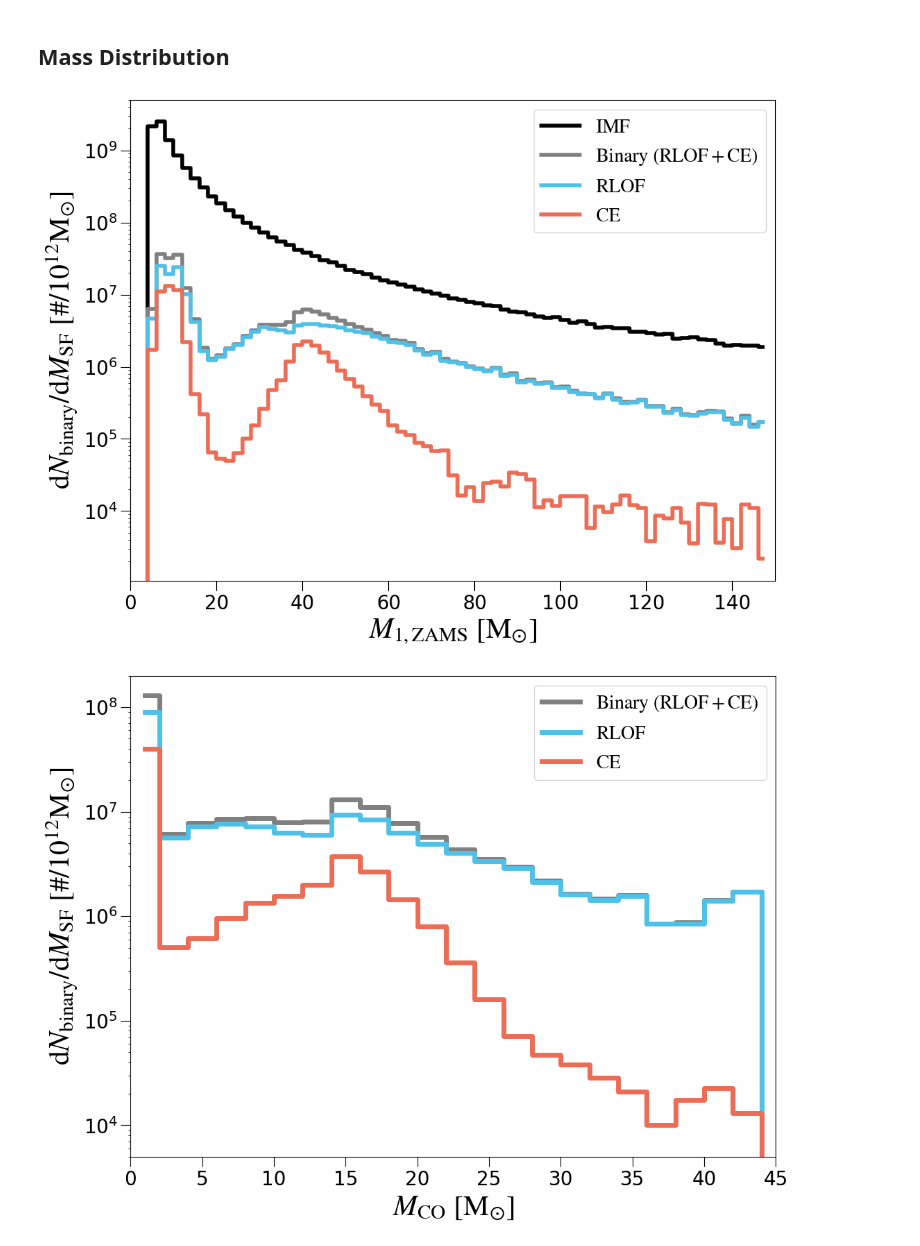
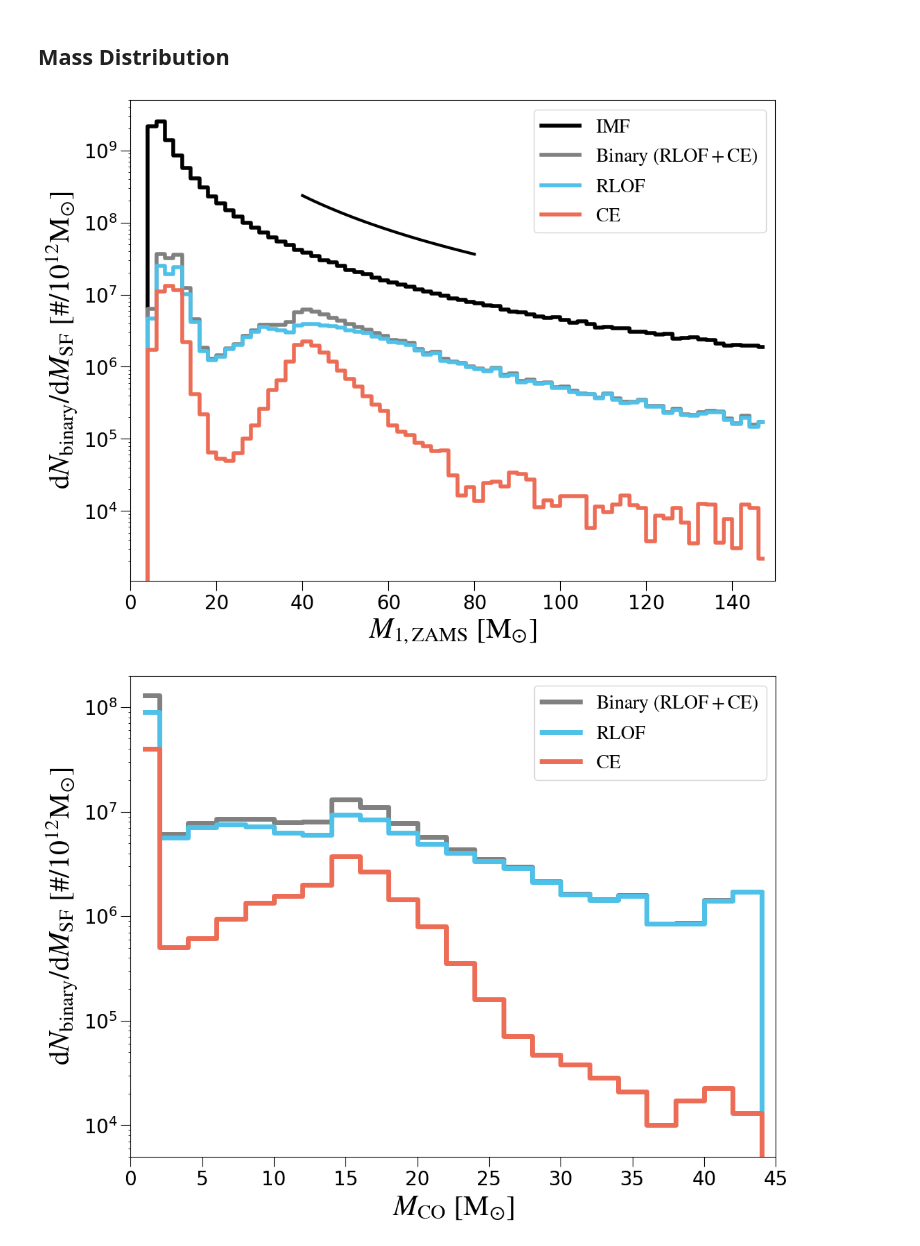
Before and after one commit to KohkiUno/hypernebula_analysis, a Jupyter notebook: distribution.ipynb, the cells around one changed output. Saved outputs shown, nothing was run; the diff lists cells and outputs as text; code cells hidden in the pictures.

```diff
--- a/distribution.ipynb
+++ b/distribution.ipynb
@@ -343,33 +362,36 @@ mass_center_bins = (bin_edge[:-1] + bin_edge[1:])/2.
 # %%
 color_list = ['black', 'grey', '#4FC1E8', '#ed6c55', '#A0D568', '#FFCE54', '#6e6e6e']
 
 # Then plot it!
 ####################
 fig, ax = plt.subplots(figsize = (12,9))
 
 ax.step(mass_center_bins, hist_SYS, where='mid', color=color_list[0], lw=4, label='$\mathrm{IMF}$',)
 ax.step(mass_center_bins, hist_mt+hist_ce, where='mid', color=color_list[1], lw=4, label='$\mathrm{Binary \ (RLOF+CE)}$')
 ax.step(mass_center_bins, hist_mt, where='mid', color=color_list[2], lw=4, label='$\mathrm{RLOF}$')
 ax.step(mass_center_bins, hist_ce, where='mid', color=color_list[3], lw=4, label='$\mathrm{CE}$')
+
+x = np.linspace(40, 80, 100)
+ax.plot(x, 5e12*x**(-2.7), lw=3, color='black')
 
 ########
 ax.tick_params(axis='both', which='major', labelsize=20, size=10)
 plt.xticks(fontsize=20)
 plt.yticks(fontsize=20)
 plt.locator_params(axis='y', nbins=6)
 
 ax.set_xlim([0, 150])
 
 plt.xlabel(r'$M_{\mathrm{1, ZAMS}} \ {\mathrm{[M_{\odot}]}}$', fontsize = 30)
 plt.ylabel(r'$\mathrm{d} N_{\mathrm{binary}} / \mathrm{d}M_{\mathrm{SF}} \ \mathrm{[\# /10^{12}M_{\odot}]}$', fontsize = 30)
 
 plt.yscale('log')
 # plt.xscale('log')
 plt.legend(fontsize = 20, ncol=1)
-plt.savefig('./Fig_paper/mass_distribution_ZAMS.pdf', bbox_inches='tight', pad_inches=0.1)
+plt.savefig('./figures/mass_distribution_ZAMS.pdf', bbox_inches='tight', pad_inches=0.1)
 plt.show()
 # %% [output]
-[figure, old version]
+[figure, new version]
 # %%
 hist_mt_CO, bin_edge = np.histogram(mt['Mass(A)<MT'],bins=mass_bins, weights=mass_scaling_factor*mt['mixture_weight'])
 hist_ce_CO, bin_edge = np.histogram(ce['Mass(A)<MT'],bins=mass_bins, weights=mass_scaling_factor*ce['mixture_weight'])
```
Also changed, not shown: parts of 22 cells of this notebook.
